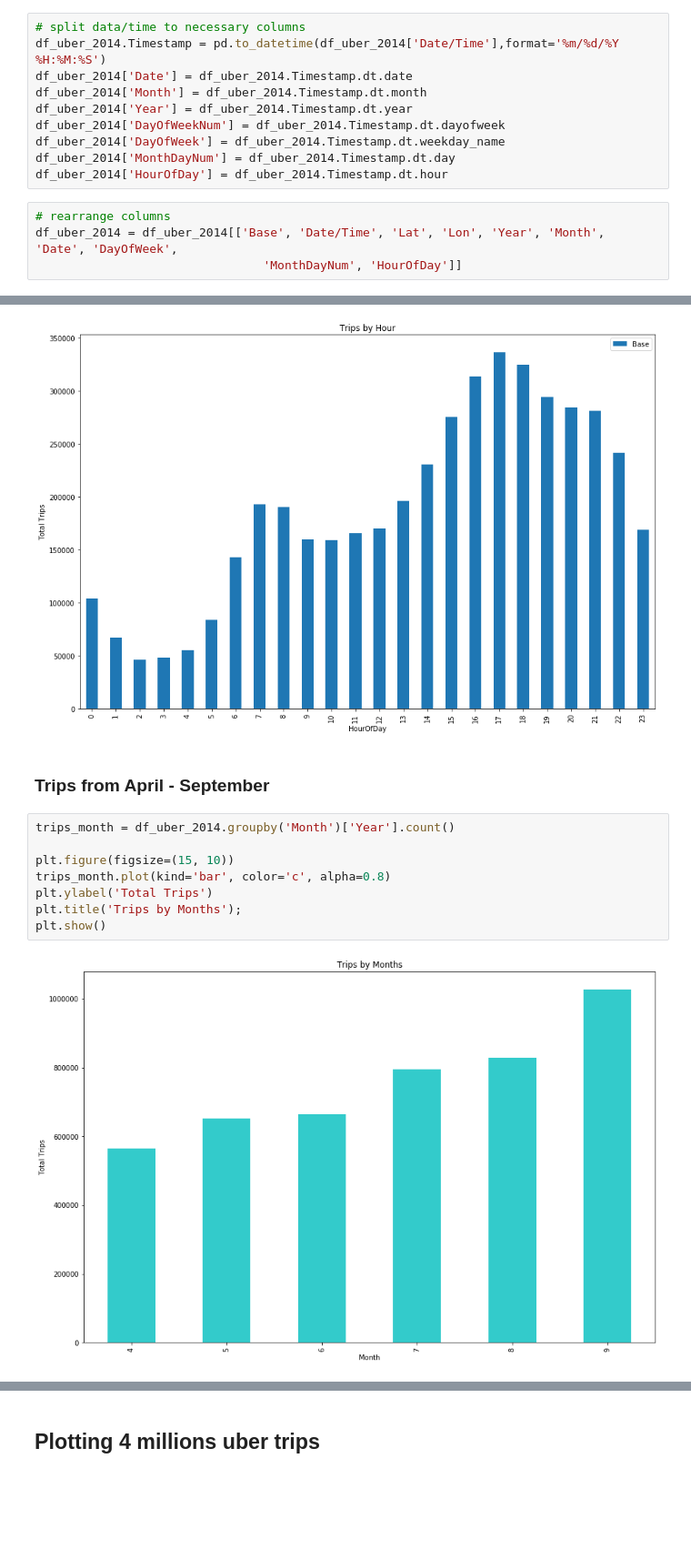
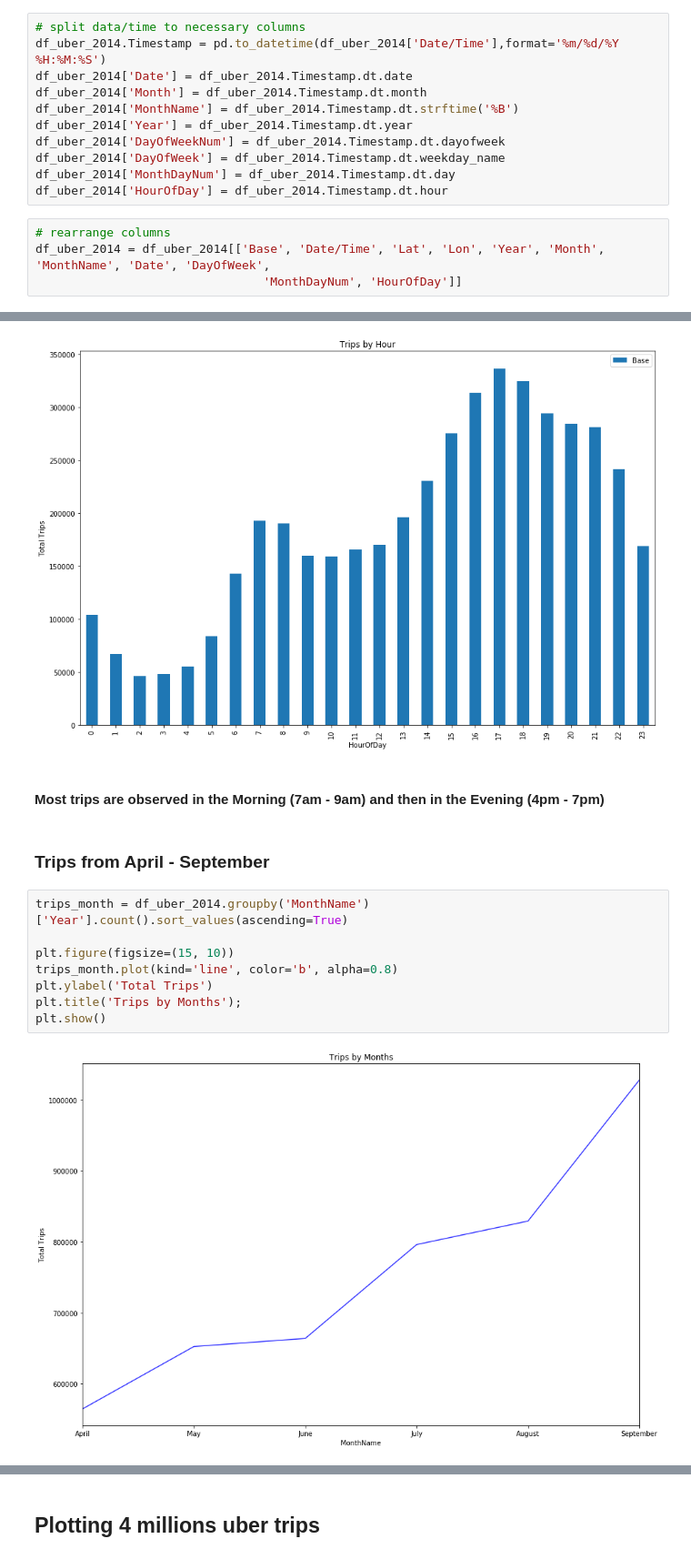
Before and after one commit to Eshan-k/UberTripAnalysis, a Jupyter notebook: uber_trip_analysis.ipynb, the cells around one changed output, grey strips where cells are left out. Shown at 91% size. Cells and saved outputs as stored; diff of their text form; blank space fills up the shorter version.

Commit message:
Fix: Analysis for Uber Rides

```diff
--- a/uber_trip_analysis.ipynb
+++ b/uber_trip_analysis.ipynb
@@ -138,6 +25,7 @@ df_uber_2014 = pd.concat(uber_2014,axis=0,ignore_index=True)
 df_uber_2014.Timestamp = pd.to_datetime(df_uber_2014['Date/Time'],format='%m/%d/%Y %H:%M:%S')
 df_uber_2014['Date'] = df_uber_2014.Timestamp.dt.date
 df_uber_2014['Month'] = df_uber_2014.Timestamp.dt.month
+df_uber_2014['MonthName'] = df_uber_2014.Timestamp.dt.strftime('%B')
 df_uber_2014['Year'] = df_uber_2014.Timestamp.dt.year
 df_uber_2014['DayOfWeekNum'] = df_uber_2014.Timestamp.dt.dayofweek
 df_uber_2014['DayOfWeek'] = df_uber_2014.Timestamp.dt.weekday_name
@@ -145,7 +33,7 @@ df_uber_2014['MonthDayNum'] = df_uber_2014.Timestamp.dt.day
 df_uber_2014['HourOfDay'] = df_uber_2014.Timestamp.dt.hour
 # %%
 # rearrange columns
-df_uber_2014 = df_uber_2014[['Base', 'Date/Time', 'Lat', 'Lon', 'Year', 'Month', 'Date', 'DayOfWeek',
+df_uber_2014 = df_uber_2014[['Base', 'Date/Time', 'Lat', 'Lon', 'Year', 'Month', 'MonthName', 'Date', 'DayOfWeek',
                                 'MonthDayNum', 'HourOfDay']]
 # %%
 df_uber_2014.shape
@@ -224,15 +91,17 @@ plt.ylabel('Total Trips')
 plt.title('Trips by Hour');
 # %% [output]
 [figure]
+# %% [markdown]
+#### Most trips are observed in the Morning (7am - 9am) and then in the Evening (4pm - 7pm)
 # %% [markdown]
 ### Trips from April - September
 # %%
-trips_month = df_uber_2014.groupby('Month')['Year'].count()
+trips_month = df_uber_2014.groupby('MonthName')['Year'].count().sort_values(ascending=True)
 
 plt.figure(figsize=(15, 10))
-trips_month.plot(kind='bar', color='c', alpha=0.8)
+trips_month.plot(kind='line', color='b', alpha=0.8)
 plt.ylabel('Total Trips')
 plt.title('Trips by Months');
 plt.show()
 # %% [output]
-[figure, old version]
+[figure, new version]
```
Also changed, not shown: parts of 33 cells of this notebook.
